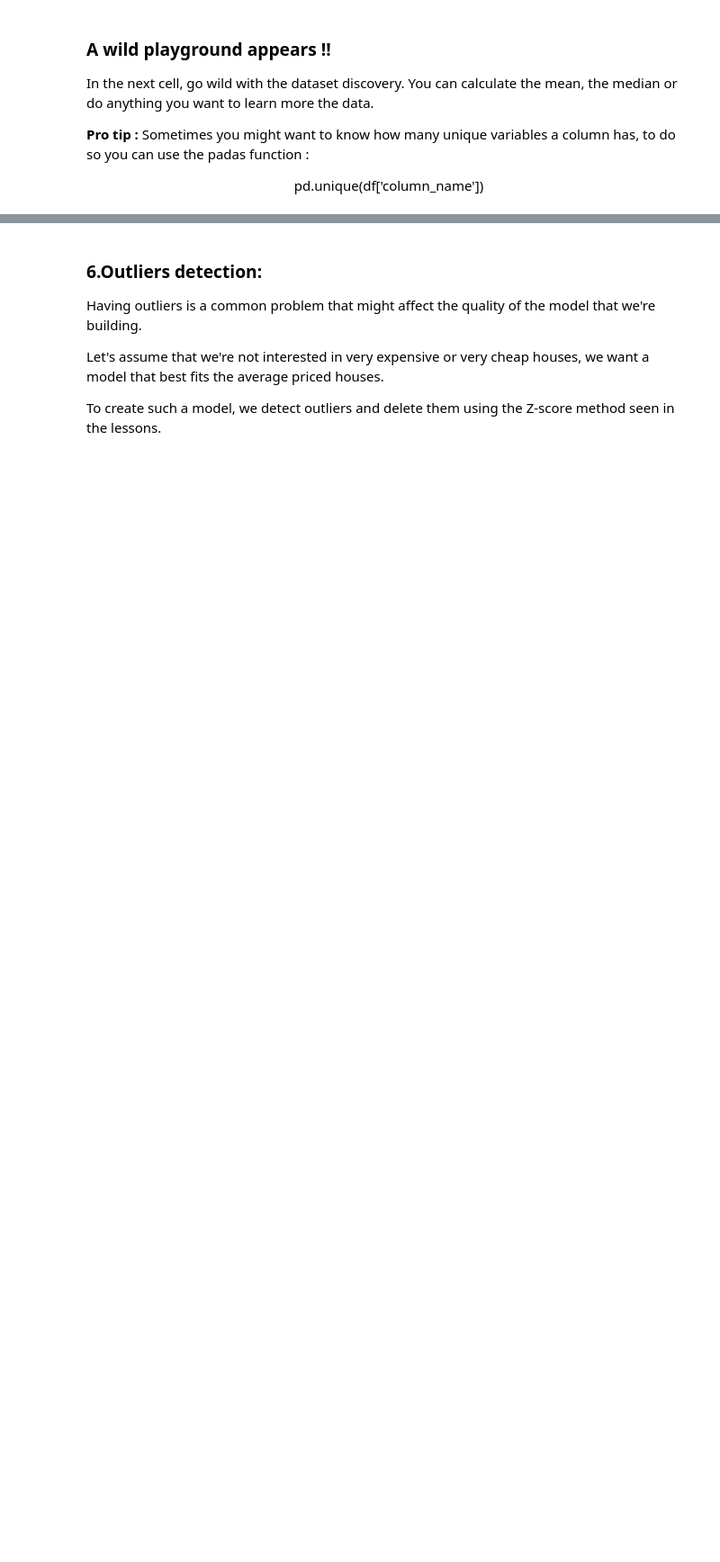
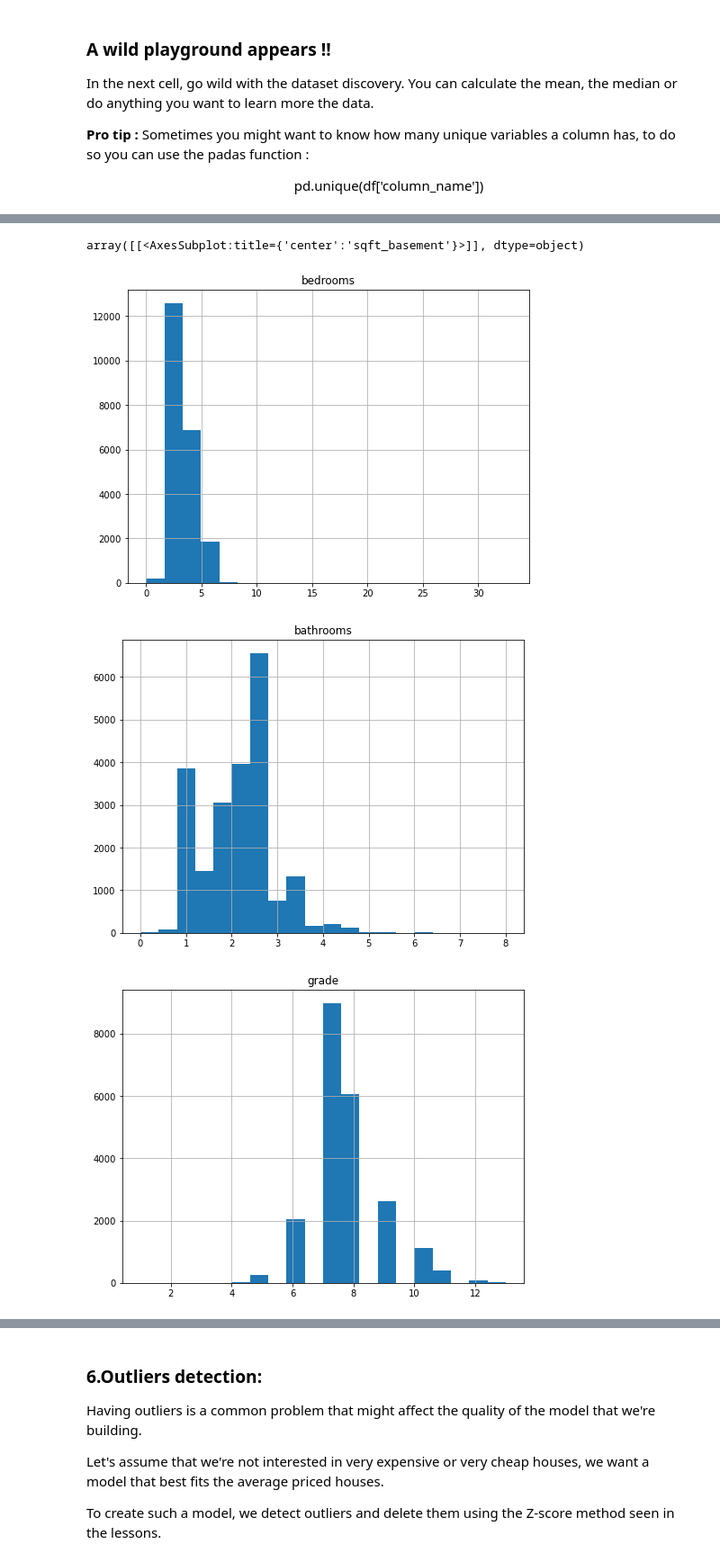
Before and after one commit to Mia5Bou/Unit2-Project, a Jupyter notebook: Data Analytics Project.ipynb, the cells around one changed output, grey strips where cells are left out. Shown at 90% size. Cells and saved outputs as stored; diff of their text form; code cells hidden in the pictures; blank space fills up the shorter version.

```diff
--- a/Data Analytics Project.ipynb
+++ b/Data Analytics Project.ipynb
@@ -119,3 +144,3 @@ Delete the column that correspond to variables that aren't needed.
 # %%
 # To-Do: delete the values of the variables that are useless
-df.drop(['grade', 'yr_built', 'yr_renovated', 'zipcode', 'lat', 'long', 'sqft_living15', 'sqft_lot15'], axis=1, inplace=True)
+df.drop(['date', 'yr_built', 'yr_renovated', 'zipcode', 'lat', 'long', 'sqft_living15', 'sqft_lot15'], axis=1, inplace=True)
@@ -206,0 +202,13 @@ median = 0.0
+# %%
+df.hist(column=['bedrooms'],bins=20, figsize=(8,6))
+df.hist(column=['bathrooms'],bins=20, figsize=(8,6))
+df.hist(column=['grade'],bins=20, figsize=(8,6))
+df.hist(column=['sqft_living'],bins=20, figsize=(8,6))
+df.hist(column=['sqft_lot'],bins=20, figsize=(8,6))
+df.hist(column=['sqft_above'],bins=20, figsize=(8,6))
+df.hist(column=['sqft_basement'],bins=20, figsize=(8,6))
+# %% [output]
+array([[<AxesSubplot:title={'center':'sqft_basement'}>]], dtype=object)
+[figure, added]
+[figure, added]
+[figure, added]
```
Also changed, not shown: parts of 34 cells of this notebook.
